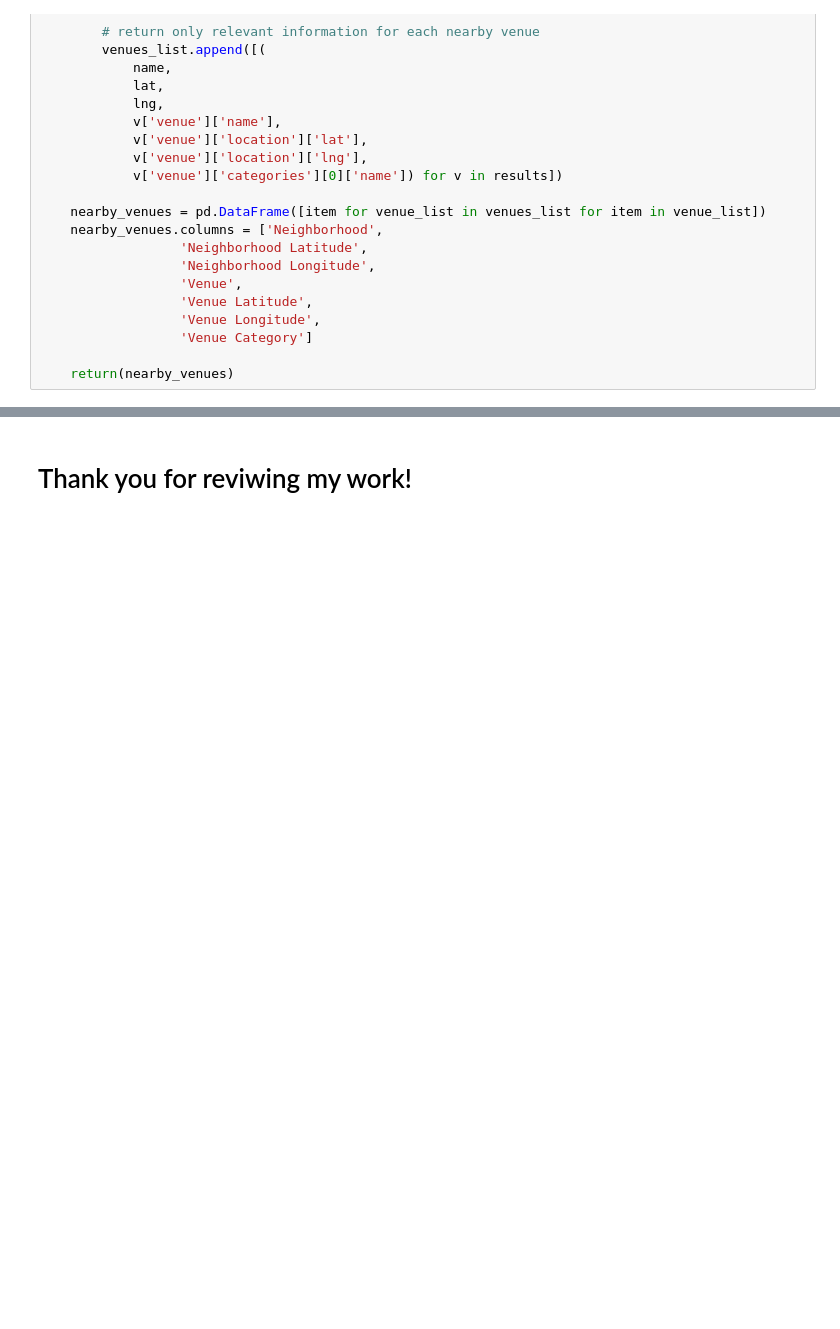
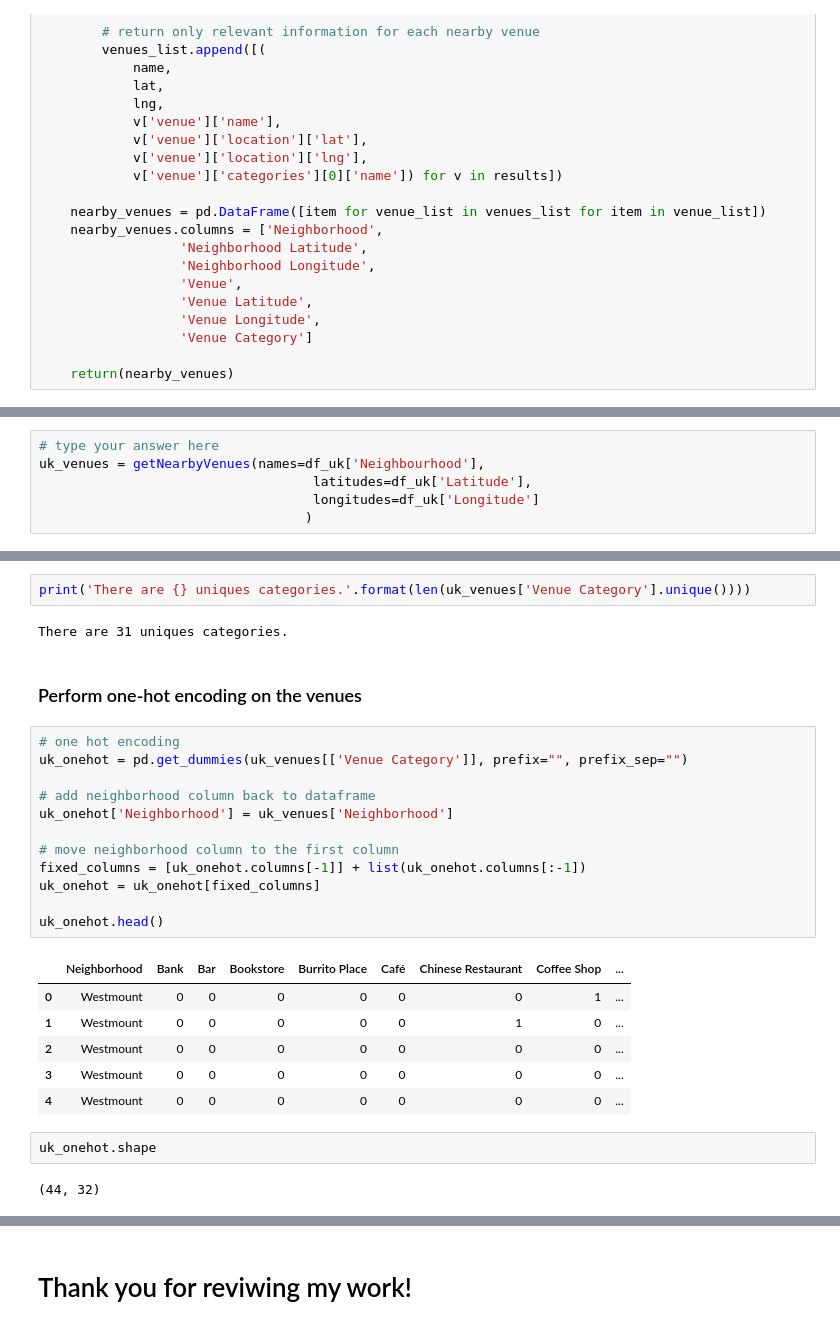
Before and after one commit to unixdev0/DataScience, a Jupyter notebook: IBM-Applied-DataScience-Capstone.ipynb, the cells around one changed output, grey strips where cells are left out. Cells and saved outputs as stored; diff of their text form; blank space fills up the shorter version.

```diff
--- a/IBM-Applied-DataScience-Capstone.ipynb
+++ b/IBM-Applied-DataScience-Capstone.ipynb
@@ -811,0 +577,6 @@ HP_merged.loc[HP_merged['Cluster Labels'] == 4, HP_merged.columns[[1] + list(ran
+# %%
+# type your answer here
+uk_venues = getNearbyVenues(names=df_uk['Neighbourhood'],
+                                   latitudes=df_uk['Latitude'],
+                                   longitudes=df_uk['Longitude']
+                                  )
@@ -811,0 +610,29 @@ HP_merged.loc[HP_merged['Cluster Labels'] == 4, HP_merged.columns[[1] + list(ran
+# %%
+print('There are {} uniques categories.'.format(len(uk_venues['Venue Category'].unique())))
+# %% [output]
+There are 31 uniques categories.
+# %% [markdown]
+### Perform one-hot encoding on the venues
+# %%
+# one hot encoding
+uk_onehot = pd.get_dummies(uk_venues[['Venue Category']], prefix="", prefix_sep="")
+
+# add neighborhood column back to dataframe
+uk_onehot['Neighborhood'] = uk_venues['Neighborhood']
+
+# move neighborhood column to the first column
+fixed_columns = [uk_onehot.columns[-1]] + list(uk_onehot.columns[:-1])
+uk_onehot = uk_onehot[fixed_columns]
+
+uk_onehot.head()
+# %% [output]
+|  | Neighborhood | Bank | Bar | Bookstore | Burrito Place | Café | Chinese Restaurant | Coffee Shop | ... |
+| 0 | Westmount | 0 | 0 | 0 | 0 | 0 | 0 | 1 | ... |
+| 1 | Westmount | 0 | 0 | 0 | 0 | 0 | 1 | 0 | ... |
+| 2 | Westmount | 0 | 0 | 0 | 0 | 0 | 0 | 0 | ... |
+| 3 | Westmount | 0 | 0 | 0 | 0 | 0 | 0 | 0 | ... |
+| 4 | Westmount | 0 | 0 | 0 | 0 | 0 | 0 | 0 | ... |
+# %%
+uk_onehot.shape
+# %% [output]
+(44, 32)
```
Also changed, not shown: parts of 66 cells of this notebook.
